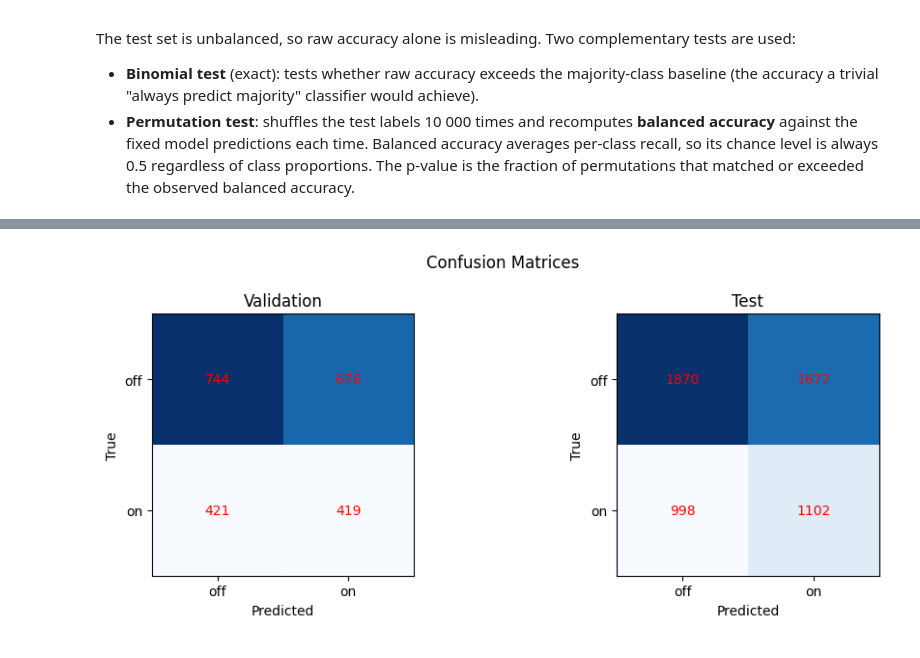
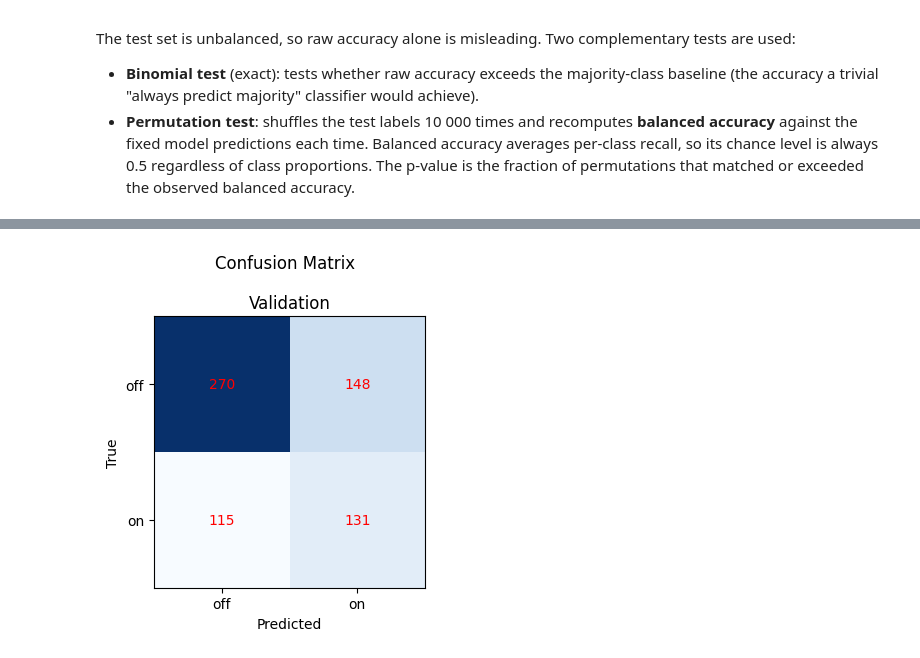
Before and after one commit to Neurosoft-Bioelectronics/auditorydecoding, a Jupyter notebook: notebooks/linear_training.ipynb, the cells around one changed output, grey strips where cells are left out. Cells and saved outputs as stored; diff of their text form; code cells hidden in the pictures.

Commit message:
IMproved the training notebook to make it more malleable

```diff
--- a/notebooks/linear_training.ipynb
+++ b/notebooks/linear_training.ipynb
@@ -98,0 +128,11 @@ array([[-2.62452060e-05, -6.82459098e-05,  1.11234178e-05, ...,
+# %%
+from einops import rearrange
+
+# X_stft_train = np.abs(np.fft.rfft(X_windows_train, axis=1))
+# X_stft_valid = np.abs(np.fft.rfft(X_windows_valid, axis=1))
+
+# X_train = rearrange(X_stft_train, "s t c -> s (t c)")
+# X_valid = rearrange(X_stft_valid, "s t c -> s (t c)")
+
+X_train = X_windows_train.std(axis=1)
+X_valid = X_windows_valid.std(axis=1)
@@ -104,7 +148,6 @@ fig, axes = plt.subplots(1, 3, figsize=(18, 5))
 for ax, X, y_enc, title in [
     (axes[0], X_train, y_train_enc, "Train"),
     (axes[1], X_valid, y_valid_enc, "Valid"),
-    (axes[2], X_test, y_test_enc, "Test"),
 ]:
     order = np.argsort(y_enc)
     im = ax.imshow(
@@ -223,19 +211,17 @@ IndexError: boolean index did not match indexed array along axis 0; size of axis
 # %% [markdown]
 ## Train the model
 # %%
-clf = LogisticRegression(max_iter=100, class_weight="balanced")
+clf = LogisticRegression(max_iter=10000, class_weight="balanced")
 clf.fit(X_train, y_train_enc)
 
 val_acc = accuracy_score(y_valid_enc, clf.predict(X_valid))
-test_acc = accuracy_score(y_test_enc, clf.predict(X_test))
 
 print(f"Validation accuracy: {val_acc:.3f}")
-print(f"Test accuracy:       {test_acc:.3f}")
 print()
 print(
     classification_report(
-        y_test_enc,
-        clf.predict(X_test),
+        y_valid_enc,
+        clf.predict(X_valid),
         target_names=le.classes_,
     )
 )
@@ -332,27 +308,25 @@ Permutation    p-value : 0  (n=10,000 permutations, balanced acc)
 # %%
-fig, axes = plt.subplots(1, 2, figsize=(10, 4))
+fig, ax = plt.subplots(figsize=(5, 4))
 
-for ax, y_true, y_pred, title in [
-    (axes[0], y_valid_enc, clf.predict(X_valid), "Validation"),
-    (axes[1], y_test_enc, clf.predict(X_test), "Test"),
-]:
-    cm = confusion_matrix(y_true, y_pred)
-    im = ax.imshow(cm, cmap="Blues")
-    ax.set_xticks(range(len(le.classes_)))
-    ax.set_yticks(range(len(le.classes_)))
-    ax.set_xticklabels(le.classes_)
-    ax.set_yticklabels(le.classes_)
-    ax.set_xlabel("Predicted")
-    ax.set_ylabel("True")
-    ax.set_title(title)
+y_true = y_valid_enc
+y_pred = clf.predict(X_valid)
+cm = confusion_matrix(y_true, y_pred)
+im = ax.imshow(cm, cmap="Blues")
+ax.set_xticks(range(len(le.classes_)))
+ax.set_yticks(range(len(le.classes_)))
+ax.set_xticklabels(le.classes_)
+ax.set_yticklabels(le.classes_)
+ax.set_xlabel("Predicted")
+ax.set_ylabel("True")
+ax.set_title("Validation")
 
-    for i in range(cm.shape[0]):
-        for j in range(cm.shape[1]):
-            color = "red" # "white" if cm[i, j] > cm.max() / 2 else "black"
-            ax.text(j, i, str(cm[i, j]), ha="center", va="center", color=color)
+for i in range(cm.shape[0]):
+    for j in range(cm.shape[1]):
+        color = "red"  # "white" if cm[i, j] > cm.max() / 2 else "black"
+        ax.text(j, i, str(cm[i, j]), ha="center", va="center", color=color)
 
-fig.suptitle("Confusion Matrices")
+fig.suptitle("Confusion Matrix")
 fig.tight_layout()
 plt.show()
 # %% [output]
-[figure, old version]
+[figure, new version]
```
Also changed, not shown: parts of 29 cells of this notebook, 5 other files.
